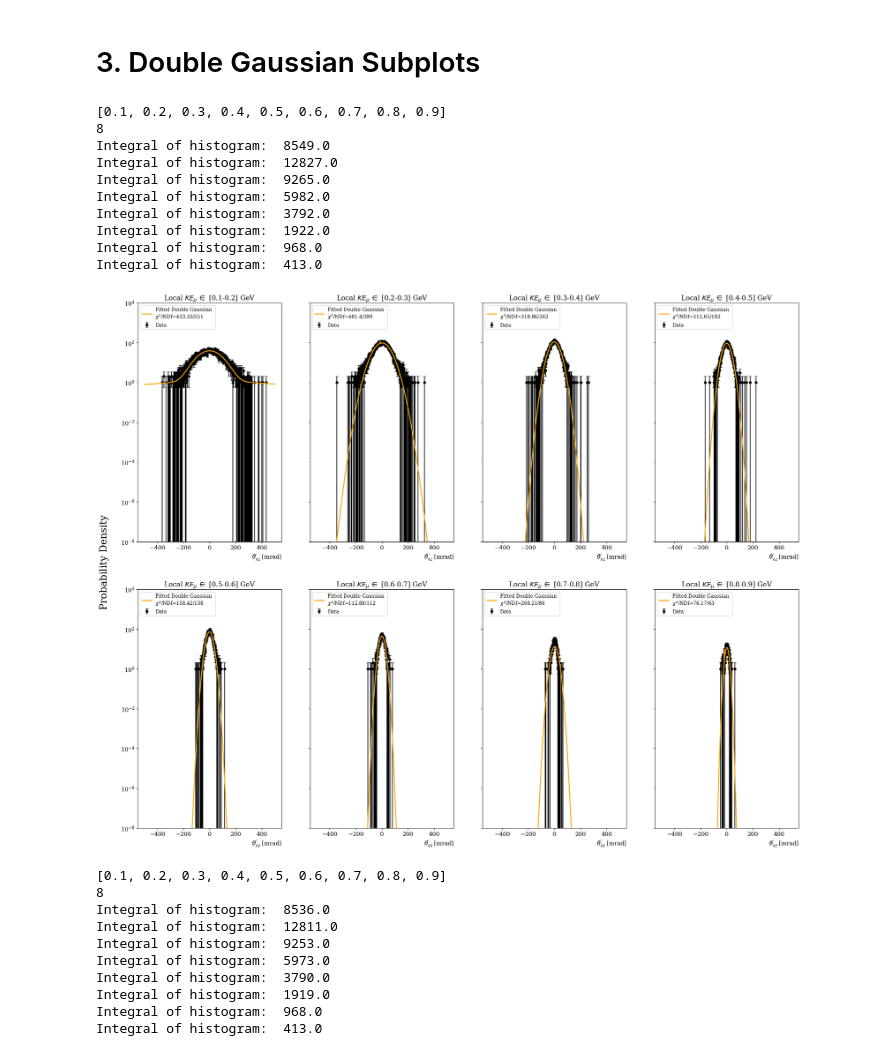
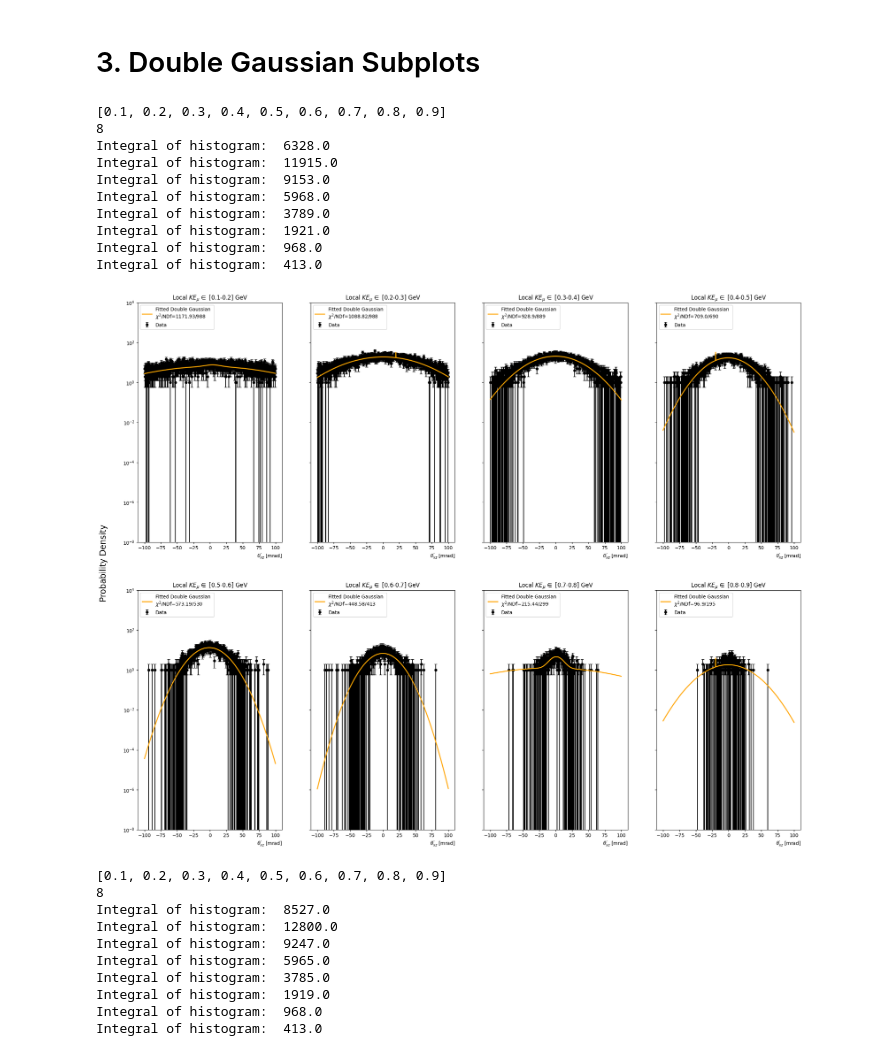
Before and after one commit to rhin525/mcs-dgaus, a Jupyter notebook: notebooks/mcs_MCSimStudy.ipynb, the cells around one changed output. Cells and saved outputs as stored; diff of their text form; code cells hidden in the pictures.

Commit message:
Changed double_gaus_subplots inital parameters to take an array as input instead of taking in user input.

```diff
--- a/notebooks/mcs_MCSimStudy.ipynb
+++ b/notebooks/mcs_MCSimStudy.ipynb
@@ -407,11 +446,13 @@ def double_gaus_sub_5param(df,column,idx,energyBounds=[],name="",core=False,tail
 # %%
-def double_gaus_subplots(df,column,energyBounds=[0.1,0.9],xname="",core=False,tail=False,nbins=1000):
+def double_gaus_subplots(df,column,energyBounds=[0.1,0.9],eStep=0.1,initParams=[],xrange=[-400,400],xname="",core=False,tail=False,nbins=1000):
     series = df[column]
     dgaus_parameters = pd.DataFrame()
     eb1 = energyBounds[0]
     eb2 = energyBounds[1]
+    xmin = xrange[0]
+    xmax = xrange[1]
     #print(eb2)
-    eStep = 0.1
+    #eStep = 0.1
     energyBins = []
     energy = eb1
     while energy < eb2:
@@ -439,13 +480,14 @@ def double_gaus_subplots(df,column,energyBounds=[0.1,0.9],xname="",core=False,ta
     df_list = []
     for i in range(len(energyBins)-1):
         count = 0
+        initSubList = initParams[i]
         e1 = energyBins[i]
         e2 = energyBins[i+1]
         listNew2 = []
-        parameterStr = input(f"Type your desired initial parameters for [{e1}-{e2}] GeV"+"\n"+"Make sure they're in the following order, each separated by a comma:"+"\n"+"Scale factor,Area fraction,mu1,sigma1,mu2,sigma2.")
-        params = parameterStr.split(",")
-        for j in range(len(params)):
-            params[j] = float(params[j])
+        #parameterStr = input(f"Type your desired initial parameters for [{e1}-{e2}] GeV"+"\n"+"Make sure they're in the following order, each separated by a comma:"+"\n"+"Scale factor,Area fraction,mu1,sigma1,mu2,sigma2.")
+        #params = parameterStr.split(",")
+        #for j in range(len(params)):
+        #    params[j] = float(params[j])
         #print(params)
         while count < len(seriesNew):
             if energyNew[count] >= e1 and energyNew[count] <= e2:
@@ -453,8 +495,8 @@ def double_gaus_subplots(df,column,energyBounds=[0.1,0.9],xname="",core=False,ta
             count += 1
         seriesNew2 = pd.Series(listNew2)
 
-        func = TF1('func', ROOT.double_gaus_norm, -500, 500, 6) #Create double gaussian function with 6 parameters, *Make a limit on params
-        func.SetParameters(params[0],params[1],params[2],params[3],params[4],params[5])
+        func = TF1('func', ROOT.double_gaus_norm, xmin, xmax, 6) #Create double gaussian function with 6 parameters, *Make a limit on params
+        func.SetParameters(initSubList[0],initSubList[1],initSubList[2],initSubList[3],initSubList[4],initSubList[5])
 
         #[0.1,0.3 init]
         #func1.SetParameters(420.,0.02,0.,70.,0,300.5) #0.02 area fraction works as opposed to 0.98- so I suppose this param is for the tail gaus.
@@ -473,7 +515,7 @@ def double_gaus_subplots(df,column,energyBounds=[0.1,0.9],xname="",core=False,ta
         func.SetParLimits(4, -20., 20.)
 
         #func1.setparlimits(3, 0.0, seriesNew.max()) #tail amplitude limit, make max the max y in histogram
-        h_dtheta_xz = th1_from_series(seriesNew2, name='roothist', nbins=nbins, xmin=-500, xmax=500) #Making TH1 Object to fit to the data
+        h_dtheta_xz = th1_from_series(seriesNew2, name='roothist', nbins=nbins, xmin=xmin, xmax=xmax) #Making TH1 Object to fit to the data
         #h_dtheta_xz.Scale(1./ h_dtheta_xz.Integral())
         print("Integral of histogram: ", h_dtheta_xz.Integral())
         h_dtheta_xz.Fit(func, "S") #Fitting the double gaussian function to the data
@@ -492,19 +534,14 @@ def double_gaus_subplots(df,column,energyBounds=[0.1,0.9],xname="",core=False,ta
         ndf = func.GetNDF()
         chi2_ndf = chi2/ndf
 
-        bin_heights, bin_borders = np.histogram(seriesNew2, bins=nbins, range=(-500, 500)) #Normalizing histogram to 1
+        bin_heights, bin_borders = np.histogram(seriesNew2, bins=nbins, range=(xmin, xmax)) #Normalizing histogram to 1
         bin_centers = (bin_borders[:-1] + bin_borders[1:]) / 2
 
         plt.yscale('log')
 
-        x = np.linspace(-500, 500, nbins)
+        x = np.linspace(xmin, xmax, nbins)
         pdf = scale *fraction * np.exp(-0.5 * ((x - mu) / sigma) ** 2) #Probability for core gaus
         pdf_tail = scale*(1-fraction) * np.exp(-0.5 * ((x - mu_tail) / sigma_tail) ** 2) #Probability for tail gaus
-        double_pdf = pdf + pdf_tail
-
-        x = np.linspace(-500, 500, nbins)
-        pdf = scale * fraction * np.exp(-0.5 * ((x - mu) / sigma) ** 2) #Probability for core gaus
-        pdf_tail = scale * (1 - fraction) * np.exp(-0.5 * ((x - mu_tail) / sigma_tail) ** 2) #Probability for tail gaus
         double_pdf = pdf + pdf_tail
 
         axs[i].errorbar(bin_centers, bin_heights, yerr=np.sqrt(bin_heights), fmt='o', color='black', label='Data',markersize=5, capsize=3, linewidth=1.5, zorder=1)
@@ -518,49 +555,53 @@ def double_gaus_subplots(df,column,energyBounds=[0.1,0.9],xname="",core=False,ta
 
         ser = pd.Series([fraction,mu,sigma,mu_tail,sigma_tail,fraction_err,mu_err,sigma_err,mu_tail_err,sigma_tail_err],index=['fraction','mu','sigma','mu_tail','sigma_tail','fraction_err','mu_err','sigma_err','mu_tail_err','sigma_tail_err'])
         df2 = pd.DataFrame({f"KE in [{e1}-{e2}]": ser})
         df_list.append(df2)
 
     #create dataframe with resulting fit parameters
     xvarCol = pd.Series([np.nan,np.nan,np.nan,np.nan,np.nan,np.nan,np.nan,np.nan,np.nan,np.nan],index=['fraction','mu','sigma','mu_tail','sigma_tail','fraction_err','mu_err','sigma_err','mu_tail_err','sigma_tail_err']) #divider for each var
     xvarDf = pd.DataFrame({column:xvarCol})
     df_list.insert(0,xvarDf)
     dgaus_parameters = pd.concat(df_list,axis=1)
 
 
     #change y axis 1000 more to fit legends
     #axs[0].legend(loc='upper left', fontsize=10)
     axs[0].set_ylim(0.00000001,10000)
     fig.text(0.08, 0.5, 'Probability Density', va='center', rotation='vertical',size='xx-large')
     plt.tight_layout
     plt.show()
 
     return dgaus_parameters
 
 
-dgaus_fitResults_xzp = double_gaus_subplots(muon_gen2, 'dtheta_xz_prime', xname=r"$\theta_{xz}^'$ [mrad]",energyBounds=[0.1, 0.9], nbins=1000)
-dgaus_fitResults_yzp = double_gaus_subplots(muon_gen2, 'dtheta_yz_prime', xname=r"$\theta_{yz}^'$ [mrad]",energyBounds=[0.1, 0.9], nbins=1000)
+xzPrime_initParams = [[150.,0.02,0.,60.,0.,600.5],[150.,0.02,0.,60.,0.,600.5],[150.,0.02,0.,60.,0.,600.5],[150.,0.02,0.,60.,0.,600.5],[150.,0.02,0.,60.,0.,600.5],[150.,0.02,0.,60.,0.,600.5],[150.,0.02,0.,60.,0.,600.5],[150.,0.02,0.,60.,0.,600.5]]
+yzPrime_initParams = [[250.,0.02,0.,100.,0.,900.5],[250.,0.02,0.,100.,0.,900.5],[250.,0.02,0.,100.,0.,900.5],[250.,0.02,0.,20.,0.,1500.5],[250.,0.02,0.,20.,0.,1500.5],[250.,0.02,0.,20.,0.,1500.5],[250.,0.02,0.,20.,0.,1500.5],[250.,0.02,0.,20.,0.,1500.5]]
+
+
+dgaus_fitResults_xzp = double_gaus_subplots(muon_gen2, 'dtheta_xz_prime', initParams=xzPrime_initParams,xname=r"$\theta_{xz}^'$ [mrad]",energyBounds=[0.1, 0.9], nbins=1000, xrange=[-100,100])
+dgaus_fitResults_yzp = double_gaus_subplots(muon_gen2, 'dtheta_yz_prime', initParams=yzPrime_initParams, xname=r"$\theta_{yz}^'$ [mrad]",energyBounds=[0.1, 0.9], nbins=1000)
 df_list = [dgaus_fitResults_xzp,dgaus_fitResults_yzp]
 fitResults = pd.concat(df_list,axis=1)
 fitResults
 # %% [output]
 [0.1, 0.2, 0.3, 0.4, 0.5, 0.6, 0.7, 0.8, 0.9]
 8
-Integral of histogram:  8549.0
-Integral of histogram:  12827.0
-Integral of histogram:  9265.0
-Integral of histogram:  5982.0
-Integral of histogram:  3792.0
-Integral of histogram:  1922.0
+Integral of histogram:  6328.0
+Integral of histogram:  11915.0
+Integral of histogram:  9153.0
+Integral of histogram:  5968.0
+Integral of histogram:  3789.0
+Integral of histogram:  1921.0
 Integral of histogram:  968.0
 Integral of histogram:  413.0
-[figure, old version]
+[figure, new version]
 [0.1, 0.2, 0.3, 0.4, 0.5, 0.6, 0.7, 0.8, 0.9]
 8
-Integral of histogram:  8536.0
-Integral of histogram:  12811.0
-Integral of histogram:  9253.0
-Integral of histogram:  5973.0
-Integral of histogram:  3790.0
+Integral of histogram:  8527.0
+Integral of histogram:  12800.0
+Integral of histogram:  9247.0
+Integral of histogram:  5965.0
+Integral of histogram:  3785.0
 Integral of histogram:  1919.0
 Integral of histogram:  968.0
 Integral of histogram:  413.0
```
Also changed, not shown: parts of 5 cells of this notebook.
